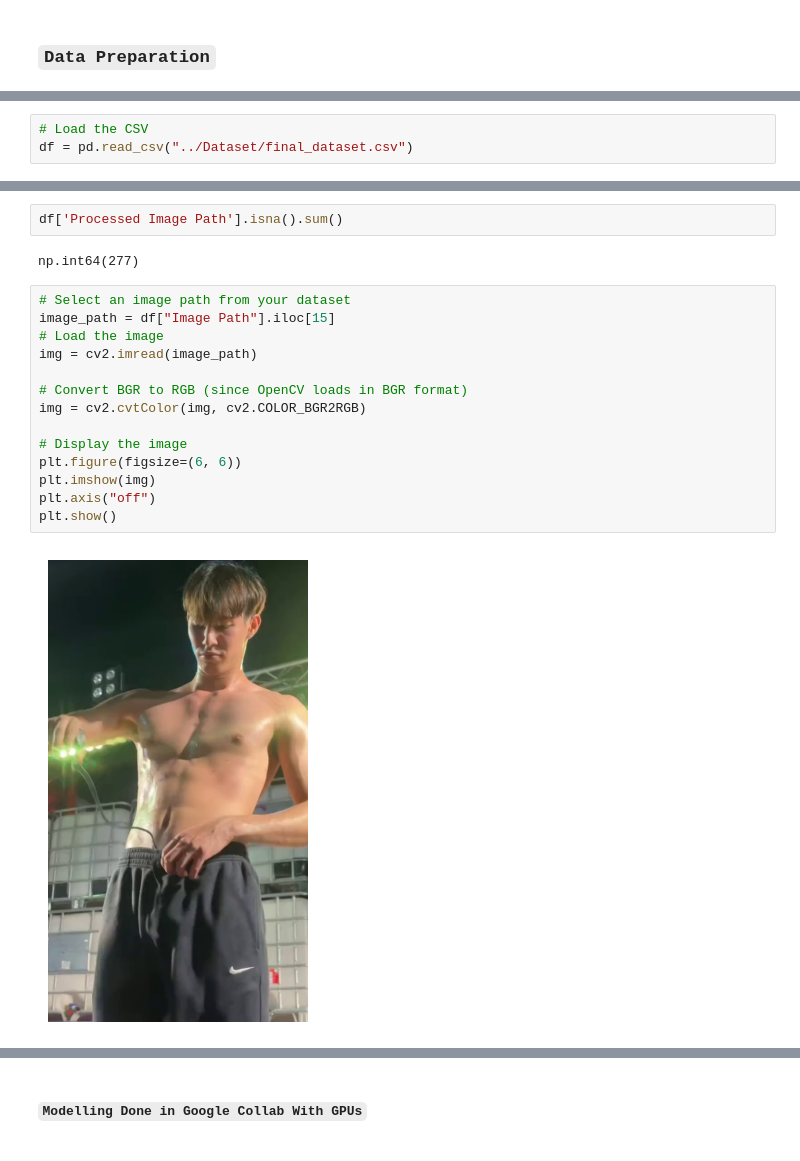
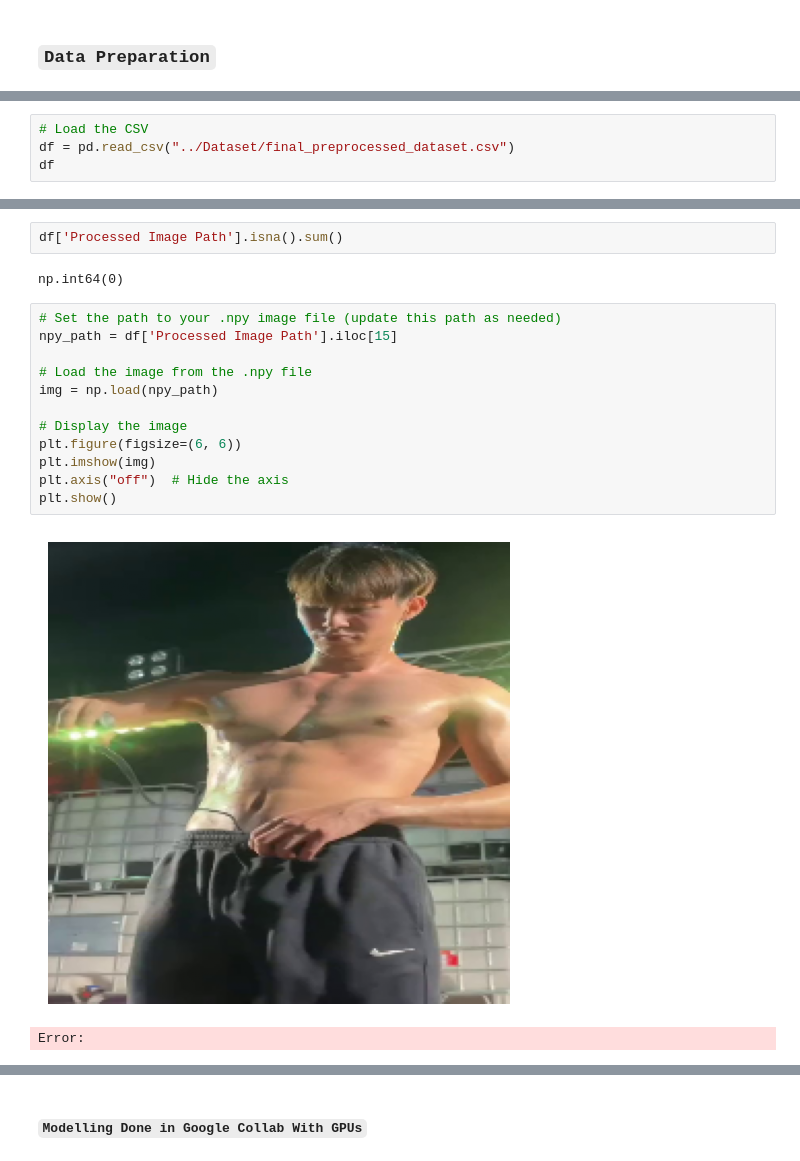
Before and after one commit to coderacheal/ai_content_firewall, a Jupyter notebook: ml/notebook/data_preprocessing.ipynb, the cells around one changed output, grey strips where cells are left out. Cells and saved outputs as stored; diff of their text form.

```diff
--- a/ml/notebook/data_preprocessing.ipynb
+++ b/ml/notebook/data_preprocessing.ipynb
@@ -345,3 +365,4 @@ Processed 16686 images and saved paths to DataFrame.
 # %%
 # Load the CSV
-df = pd.read_csv("../Dataset/final_dataset.csv")
+df = pd.read_csv("../Dataset/final_preprocessed_dataset.csv")
+df
@@ -348,20 +383,19 @@ df = pd.read_csv("../Dataset/final_dataset.csv")
 # %%
 df['Processed Image Path'].isna().sum()
 # %% [output]
-np.int64(277)
+np.int64(0)
 # %%
-# Select an image path from your dataset
-image_path = df["Image Path"].iloc[15]
-# Load the image
-img = cv2.imread(image_path)
+# Set the path to your .npy image file (update this path as needed)
+npy_path = df['Processed Image Path'].iloc[15]
 
-# Convert BGR to RGB (since OpenCV loads in BGR format)
-img = cv2.cvtColor(img, cv2.COLOR_BGR2RGB)
+# Load the image from the .npy file
+img = np.load(npy_path)
 
 # Display the image
 plt.figure(figsize=(6, 6))
 plt.imshow(img)
-plt.axis("off")
+plt.axis("off")  # Hide the axis
 plt.show()
 # %% [output]
-[figure, old version]
+[figure, new version]
+Error:
```
Also changed, not shown: parts of 40 cells of this notebook, 20 other files.
